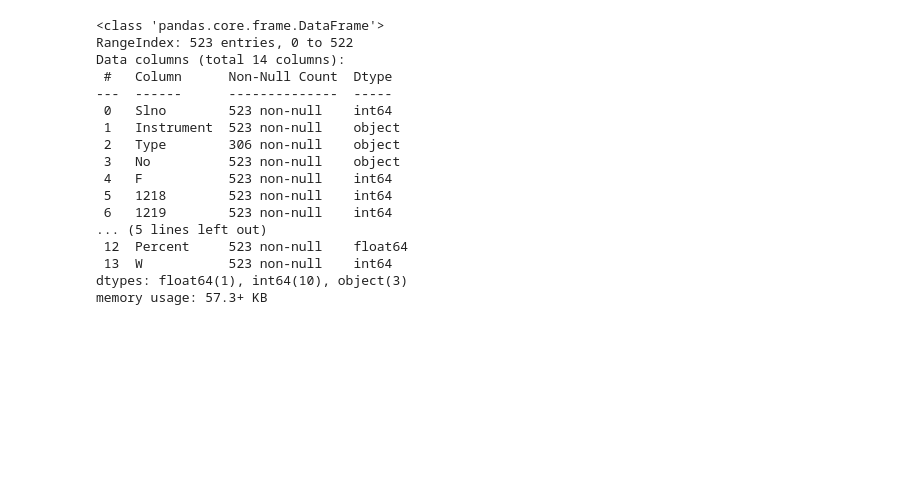
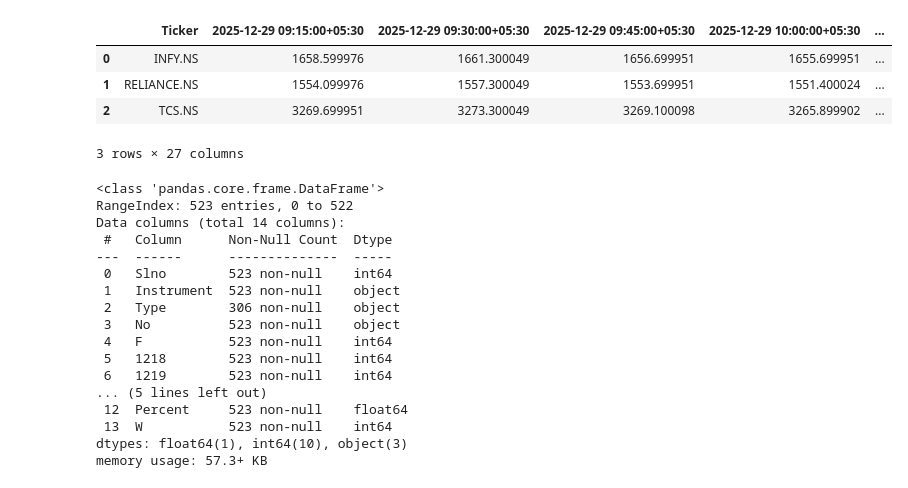
Before and after one commit to MRK4863/momentum-trading, a Jupyter notebook: roughWork.ipynb, the cells around one changed output. Saved outputs shown, nothing was run; the diff lists cells and outputs as text; code cells hidden in the pictures; blank space fills up the shorter version.

```diff
--- a/roughWork.ipynb
+++ b/roughWork.ipynb
@@ -3,9 +3,16 @@ import yfinance as yf
 import datetime
 import pandas as pd
 # %%
-symbols_list = ["RELIANCE.NS"]#, "TCS.NS", "INFY.NS"]
-df = yf.download(symbols_list, period="1d", interval="15m")
-# df = df.T
+symbols_list = ["RELIANCE.NS", "TCS.NS", "INFY.NS"]
+df_today = yf.download(symbols_list, period="1d", interval="15m")
+df_today_recent = df_today.tail(40)["Close"]
+df_today_recent = df_today_recent.T
+df_today_recent = df_today_recent.reset_index()
+df_today_recent['SYMBOL'] = df_today_recent['Ticker'].str.replace('.NS', '')
+df_today_recent.columns = [
+    col.tz_convert('Asia/Kolkata') if isinstance(col, pd.Timestamp) else col
+    for col in df_today_recent.columns
+]
 
-print(df.head(20))
+print(df_today_recent.head())
 # %% [output]
@@ -30,3 +37,11 @@ Datetime
+# %%
+df_today_recent.head()
+# %% [output]
+|  | Ticker | 2025-12-29 09:15:00+05:30 | 2025-12-29 09:30:00+05:30 | 2025-12-29 09:45:00+05:30 | 2025-12-29 10:00:00+05:30 | ... |
+| 0 | INFY.NS | 1658.599976 | 1661.300049 | 1656.699951 | 1655.699951 | ... |
+| 1 | RELIANCE.NS | 1554.099976 | 1557.300049 | 1553.699951 | 1551.400024 | ... |
+| 2 | TCS.NS | 3269.699951 | 3273.300049 | 3269.100098 | 3265.899902 | ... |
+3 rows × 27 columns
 # %%
 def yt_finance_historical_data(symbols_list):
     end = datetime.date.today()
```
Also changed, not shown: parts of 1 cell of this notebook, 8 other files.
